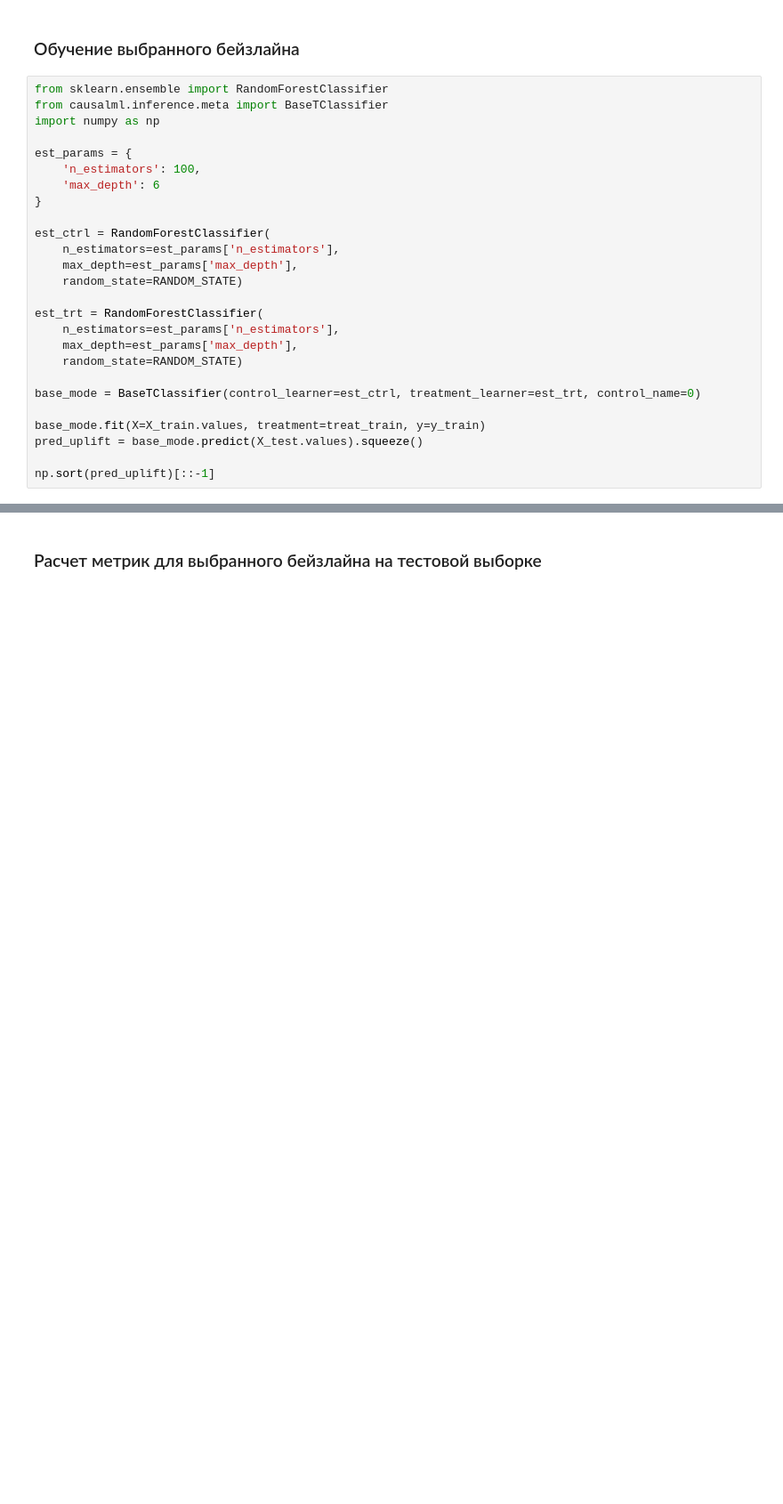
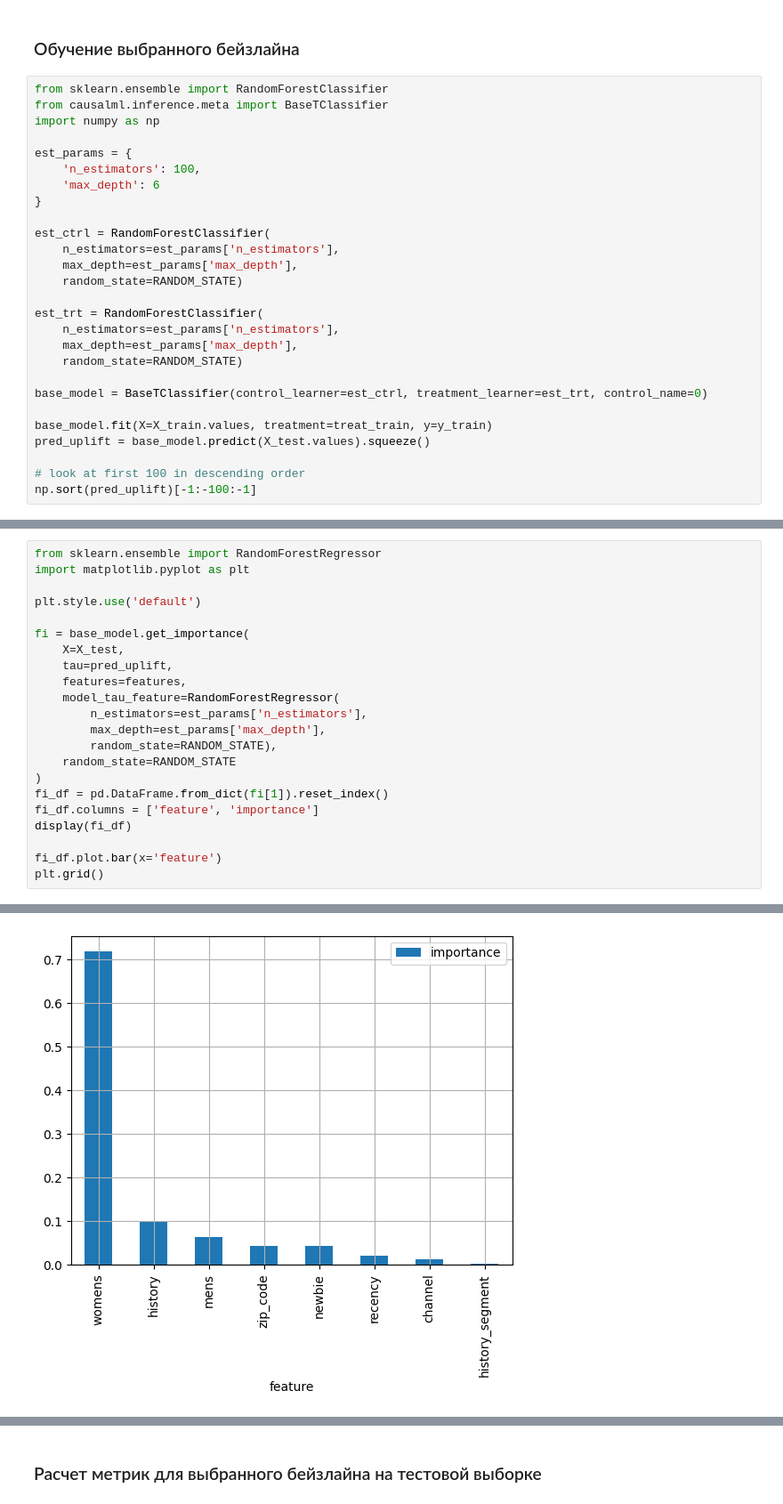
Before and after one commit to khromenko/mle-uplift-final-project-2025, a Jupyter notebook: final_project.ipynb, the cells around one changed output, grey strips where cells are left out. Shown at 89% size. Drawn from its saved outputs; the diff is of its cells as text; blank space fills up the shorter version.

Commit message:
- рефакторинг  qini и uplift графиков - добавлена оценка важностии признаков и их графики, в том числе SHAP-диаграмма

```diff
--- a/final_project.ipynb
+++ b/final_project.ipynb
@@ -787,10 +795,11 @@ est_trt = RandomForestClassifier(
     max_depth=est_params['max_depth'],
     random_state=RANDOM_STATE)
 
-base_mode = BaseTClassifier(control_learner=est_ctrl, treatment_learner=est_trt, control_name=0)
+base_model = BaseTClassifier(control_learner=est_ctrl, treatment_learner=est_trt, control_name=0)
 
-base_mode.fit(X=X_train.values, treatment=treat_train, y=y_train)
-pred_uplift = base_mode.predict(X_test.values).squeeze()
+base_model.fit(X=X_train.values, treatment=treat_train, y=y_train)
+pred_uplift = base_model.predict(X_test.values).squeeze()
 
-np.sort(pred_uplift)[::-1]
+# look at first 100 in descending order
+np.sort(pred_uplift)[-1:-100:-1]
 # %% [output]
@@ -798,0 +829,23 @@ array([ 0.21364326,  0.20028394,  0.19402649, ..., -0.16841128,
+# %%
+from sklearn.ensemble import RandomForestRegressor
+import matplotlib.pyplot as plt
+
+plt.style.use('default')
+
+fi = base_model.get_importance(
+    X=X_test,
+    tau=pred_uplift,
+    features=features,
+    model_tau_feature=RandomForestRegressor(
+        n_estimators=est_params['n_estimators'],
+        max_depth=est_params['max_depth'],
+        random_state=RANDOM_STATE),
+    random_state=RANDOM_STATE
+)
+fi_df = pd.DataFrame.from_dict(fi[1]).reset_index()
+fi_df.columns = ['feature', 'importance']
+display(fi_df)
+
+fi_df.plot.bar(x='feature')
+plt.grid()
+# %% [output]
@@ -798,0 +861 @@ array([ 0.21364326,  0.20028394,  0.19402649, ..., -0.16841128,
+[figure, added]
```
Also changed, not shown: parts of 18 cells of this notebook, 2 other files.
